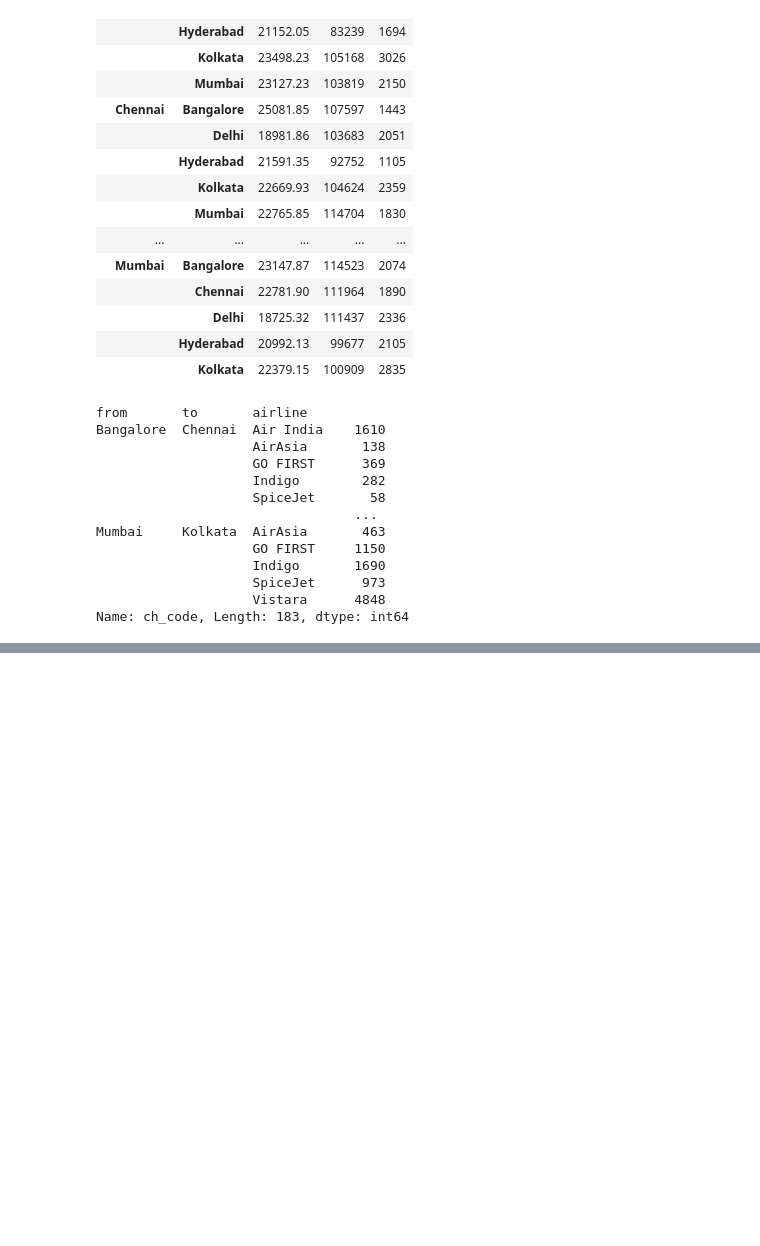
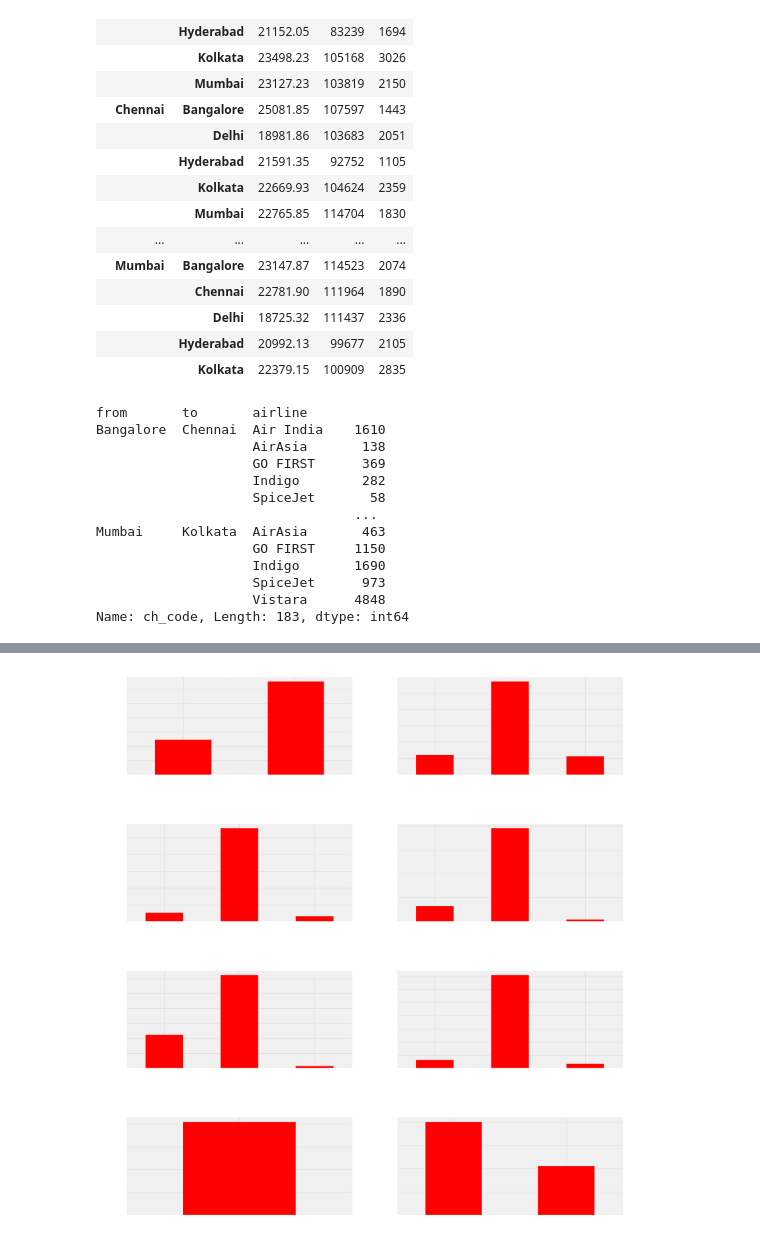
Before and after one commit to deepbdoshi/Flight-Price-Prediction, a Jupyter notebook: Flight Price Prediction.ipynb, the cells around one changed output, grey strips where cells are left out. Cells and saved outputs as stored; diff of their text form; code cells hidden in the pictures; blank space fills up the shorter version.

```diff
--- a/Flight Price Prediction.ipynb
+++ b/Flight Price Prediction.ipynb
@@ -327,0 +571,41 @@ for i in range(len(cities)):
+# %%
+clean_airline_group['SpiceJet'][2] = 0
+
+clean_airline_group['StarAir'][2] = 0
+
+clean_airline_group['Trujet'][0] = 0
+clean_airline_group['Trujet'][2] = 0
+# %%
+COLOR = 'white'
+mp.rcParams['text.color'] = COLOR
+
+font = {'size' : 28}
+mp.rc('font', **font)
+
+nrows, ncols = 4, 2
+airline = clean_created_df['airline'].unique()
+
+fig, axes = mp.subplots(nrows=nrows, ncols=ncols, figsize=(40, 50))
+a_row, a_col = 0, 0
+mp.subplots_adjust(wspace=0.2, hspace=0.5)
+
+ctr = 0
+for i in range(nrows):
+    for j in range(ncols):
+
+        ax = axes[i][j]
+        clean_airline_group[airline[ctr]].plot(kind='bar', color='red', ax= ax)
+        ax.set_title(airline[ctr], fontstyle='italic', fontsize=34)
+        ax.set_ylabel("Count", fontstyle='italic', fontsize=34)
+        ax.set_xlabel("Number of Stops", fontstyle='italic', fontsize=34)
+        ax.xaxis.label.set_color('white')
+        ax.yaxis.label.set_color('white')
+
+        ax.spines['bottom'].set_color('white')
+        ax.spines['top'].set_color('white')
+        ax.tick_params(axis='x', colors='white')
+        ax.tick_params(axis='y', colors='white')
+
+        ctr += 1
+# %% [output]
+[figure, added]
```
Also changed, not shown: parts of 24 cells of this notebook.
